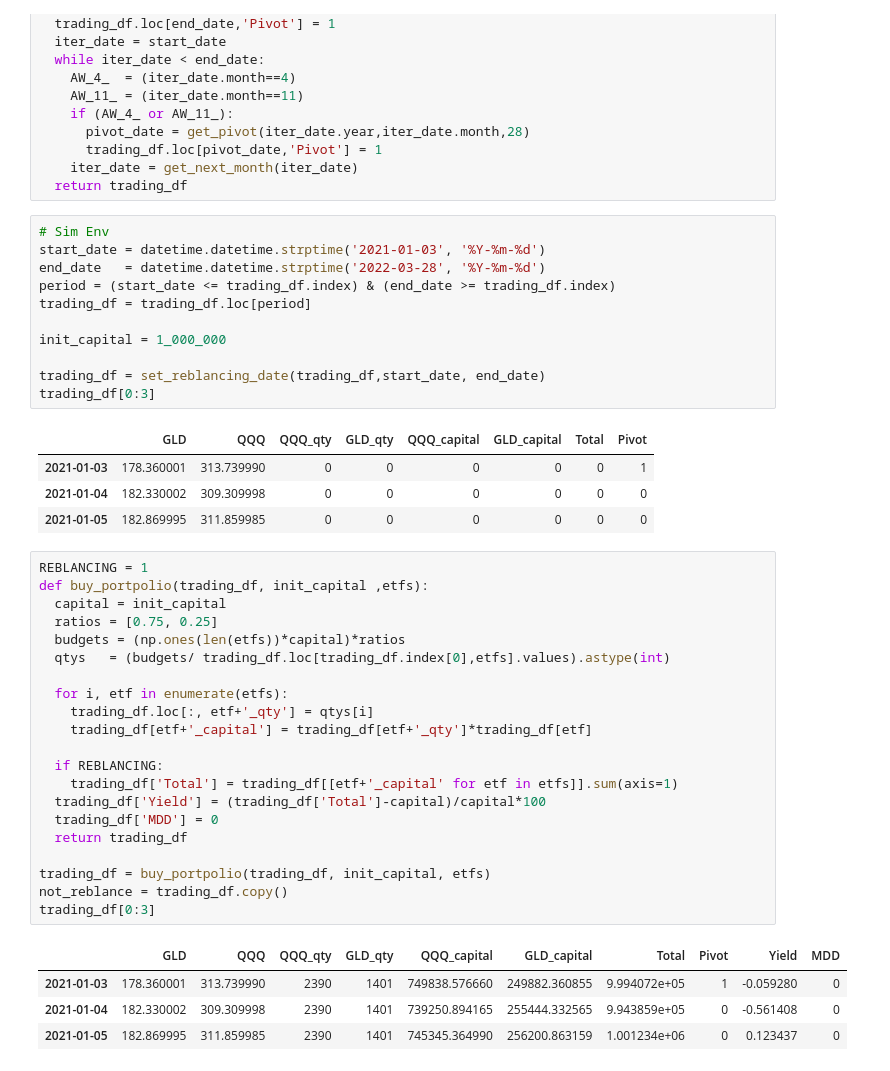
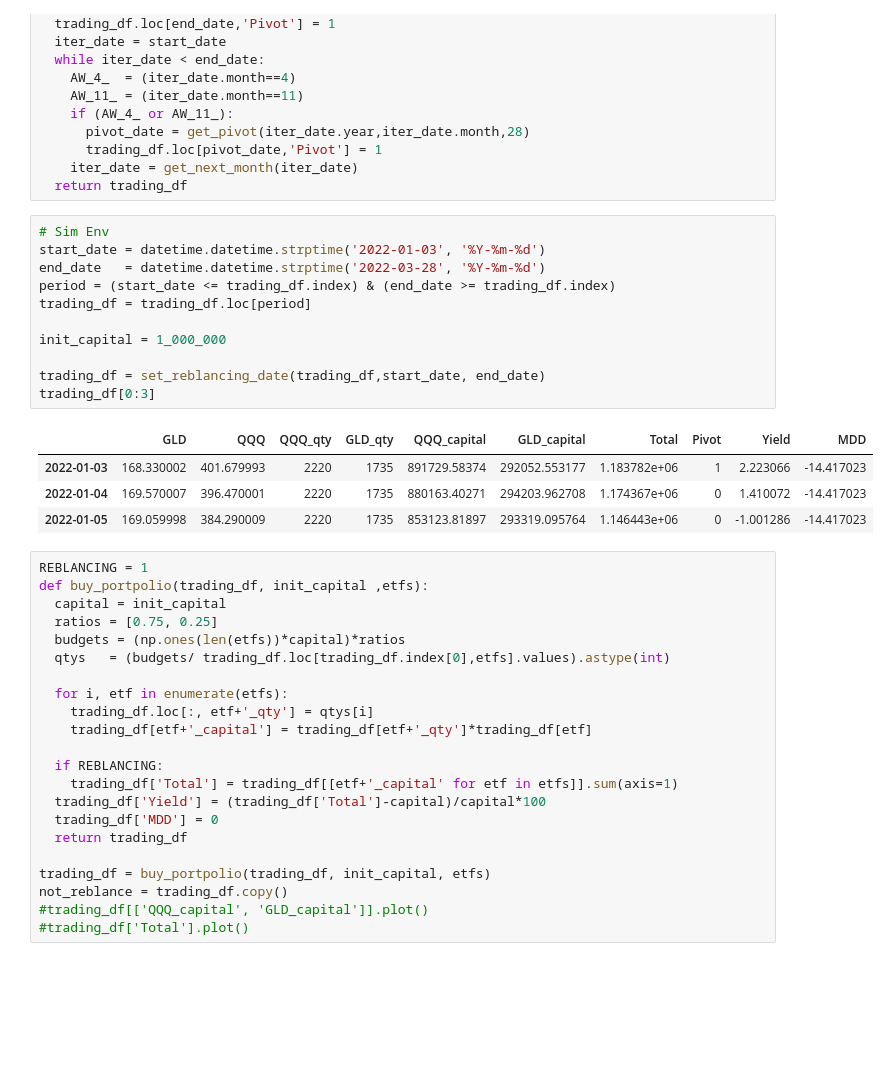
Before and after one commit to pathces-gone/study-python-stock, a Jupyter notebook: AssetAllocationV2/scratch.ipynb, the cells around one changed output. Cells and saved outputs as stored; diff of their text form; blank space fills up the shorter version.

```diff
--- a/AssetAllocationV2/scratch.ipynb
+++ b/AssetAllocationV2/scratch.ipynb
@@ -78,20 +79,20 @@ def set_reblancing_date(trading_df, start_date, end_date):
   return trading_df
 # %%
 # Sim Env
-start_date = datetime.datetime.strptime('2021-01-03', '%Y-%m-%d')
+start_date = datetime.datetime.strptime('2022-01-03', '%Y-%m-%d')
 end_date   = datetime.datetime.strptime('2022-03-28', '%Y-%m-%d')
 period = (start_date <= trading_df.index) & (end_date >= trading_df.index)
 trading_df = trading_df.loc[period]
 
 init_capital = 1_000_000
 
 trading_df = set_reblancing_date(trading_df,start_date, end_date)
 trading_df[0:3]
 # %% [output]
-|  | GLD | QQQ | QQQ_qty | GLD_qty | QQQ_capital | GLD_capital | Total | Pivot |
-| 2021-01-03 | 178.360001 | 313.739990 | 0 | 0 | 0 | 0 | 0 | 1 |
-| 2021-01-04 | 182.330002 | 309.309998 | 0 | 0 | 0 | 0 | 0 | 0 |
-| 2021-01-05 | 182.869995 | 311.859985 | 0 | 0 | 0 | 0 | 0 | 0 |
+|  | GLD | QQQ | QQQ_qty | GLD_qty | QQQ_capital | GLD_capital | Total | Pivot | Yield | MDD |
+| 2022-01-03 | 168.330002 | 401.679993 | 2220 | 1735 | 891729.58374 | 292052.553177 | 1.183782e+06 | 1 | 2.223066 | -14.417023 |
+| 2022-01-04 | 169.570007 | 396.470001 | 2220 | 1735 | 880163.40271 | 294203.962708 | 1.174367e+06 | 0 | 1.410072 | -14.417023 |
+| 2022-01-05 | 169.059998 | 384.290009 | 2220 | 1735 | 853123.81897 | 293319.095764 | 1.146443e+06 | 0 | -1.001286 | -14.417023 |
 # %%
 REBLANCING = 1
 def buy_portpolio(trading_df, init_capital ,etfs):
@@ -112,12 +113,8 @@ def buy_portpolio(trading_df, init_capital ,etfs):
 
 trading_df = buy_portpolio(trading_df, init_capital, etfs)
 not_reblance = trading_df.copy()
-trading_df[0:3]
+#trading_df[['QQQ_capital', 'GLD_capital']].plot()
+#trading_df['Total'].plot()
-# %% [output]
-|  | GLD | QQQ | QQQ_qty | GLD_qty | QQQ_capital | GLD_capital | Total | Pivot | Yield | MDD |
-| 2021-01-03 | 178.360001 | 313.739990 | 2390 | 1401 | 749838.576660 | 249882.360855 | 9.994072e+05 | 1 | -0.059280 | 0 |
-| 2021-01-04 | 182.330002 | 309.309998 | 2390 | 1401 | 739250.894165 | 255444.332565 | 9.943859e+05 | 0 | -0.561408 | 0 |
-| 2021-01-05 | 182.869995 | 311.859985 | 2390 | 1401 | 745345.364990 | 256200.863159 | 1.001234e+06 | 0 | 0.123437 | 0 |
 # %%
 # Reblancing
 index = trading_df.loc[trading_df['Pivot']==True,:].index.values
```
Also changed, not shown: parts of 4 cells of this notebook.
